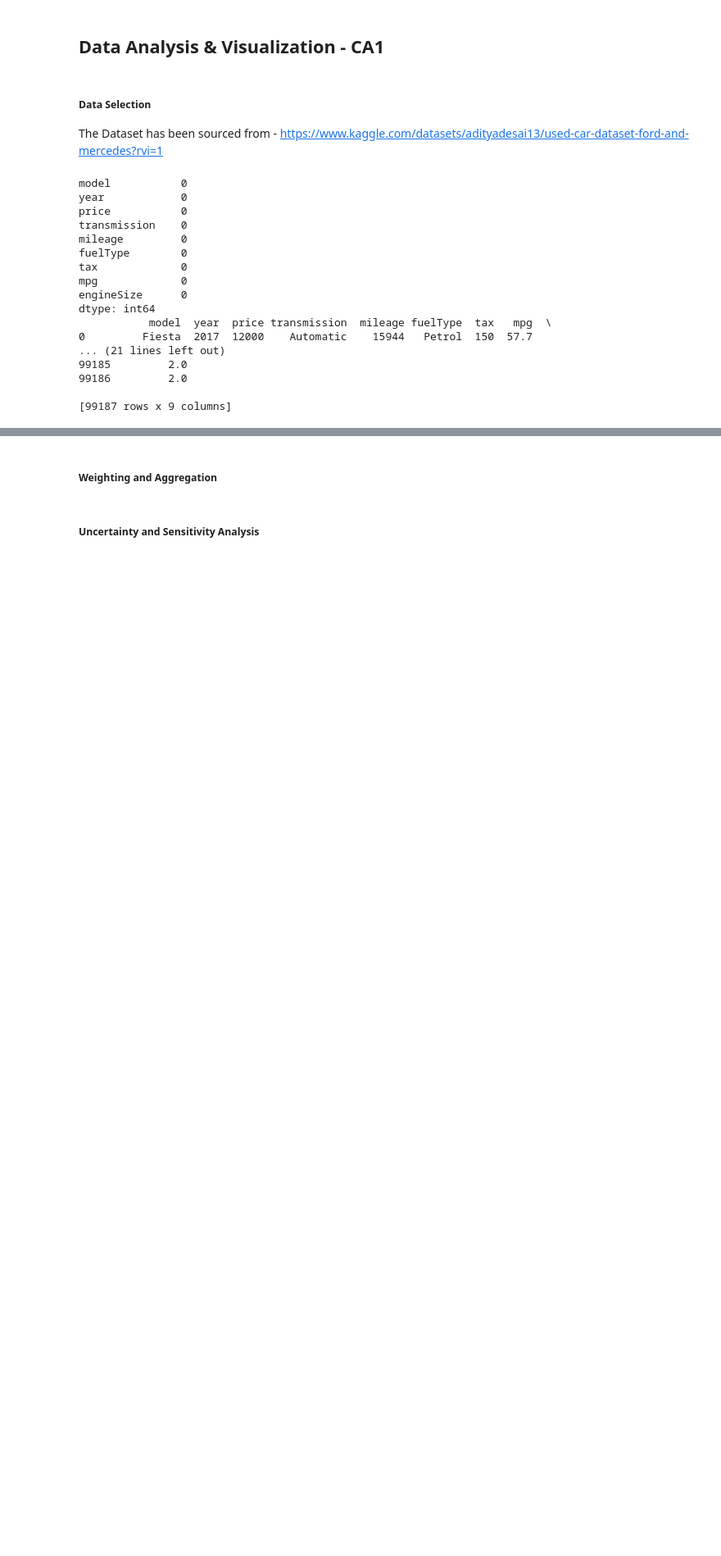
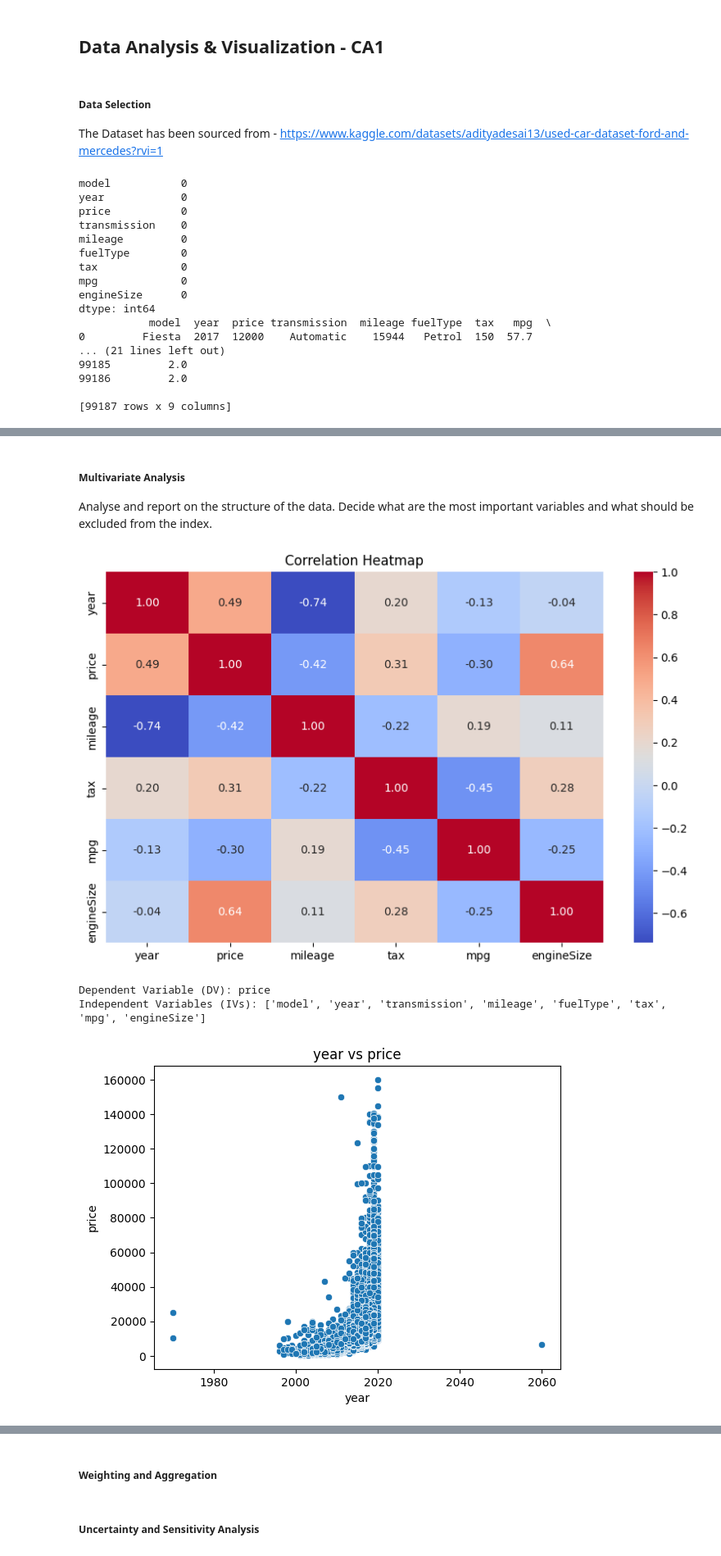
Before and after one commit to DavidCampion/DAV-CA1, a Jupyter notebook: project.ipynb, the cells around one changed output, grey strips where cells are left out. Shown at 82% size. Saved outputs shown, nothing was run; the diff lists cells and outputs as text; code cells hidden in the pictures; blank space fills up the shorter version.

Commit message:
✨Semi Completed Multivariate Analysis

```diff
--- a/project.ipynb
+++ b/project.ipynb
@@ -106,0 +120,48 @@ print(data)
+# %% [markdown]
+<h5>Multivariate Analysis</h5>
+Analyse and report on the structure of the data. Decide what are the most important
+variables and what should be excluded from the index.
+# %%
+df = pd.DataFrame(data)
+df = df.drop(['model'], axis=1)
+df = df.drop(['transmission'], axis=1)
+df = df.drop(['fuelType'], axis=1)
+
+# 1. Heatmap
+plt.figure(figsize=(10, 6))
+sns.heatmap(df.corr(), annot=True, cmap='coolwarm', fmt=".2f")
+plt.title('Correlation Heatmap')
+plt.show()
+
+# 2. Determining DV and IVs
+DV = 'price'
+IVs = ['model', 'year', 'transmission', 'mileage', 'fuelType', 'tax', 'mpg', 'engineSize']
+
+print("Dependent Variable (DV):", DV)
+print("Independent Variables (IVs):", IVs)
+
+# 3. Plotting
+plt.figure()
+sns.scatterplot(data=df, x='year', y='price')
+plt.title(f'year vs price')
+plt.show()
+
+plt.figure()
+sns.scatterplot(data=df, x='mileage', y='price')
+plt.title(f'mileage vs price')
+plt.show()
+
+plt.figure()
+sns.scatterplot(data=df, x='tax', y='price')
+plt.title(f'tax vs price')
+plt.show()
+
+plt.figure()
+sns.scatterplot(data=df, x='mpg', y='price')
+plt.title(f'mpg vs price')
+plt.show()
+# %% [output]
+[figure, added]
+Dependent Variable (DV): price
+Independent Variables (IVs): ['model', 'year', 'transmission', 'mileage', 'fuelType', 'tax', 'mpg', 'engineSize']
+[figure, added]
```
Also changed, not shown: parts of 16 cells of this notebook.
